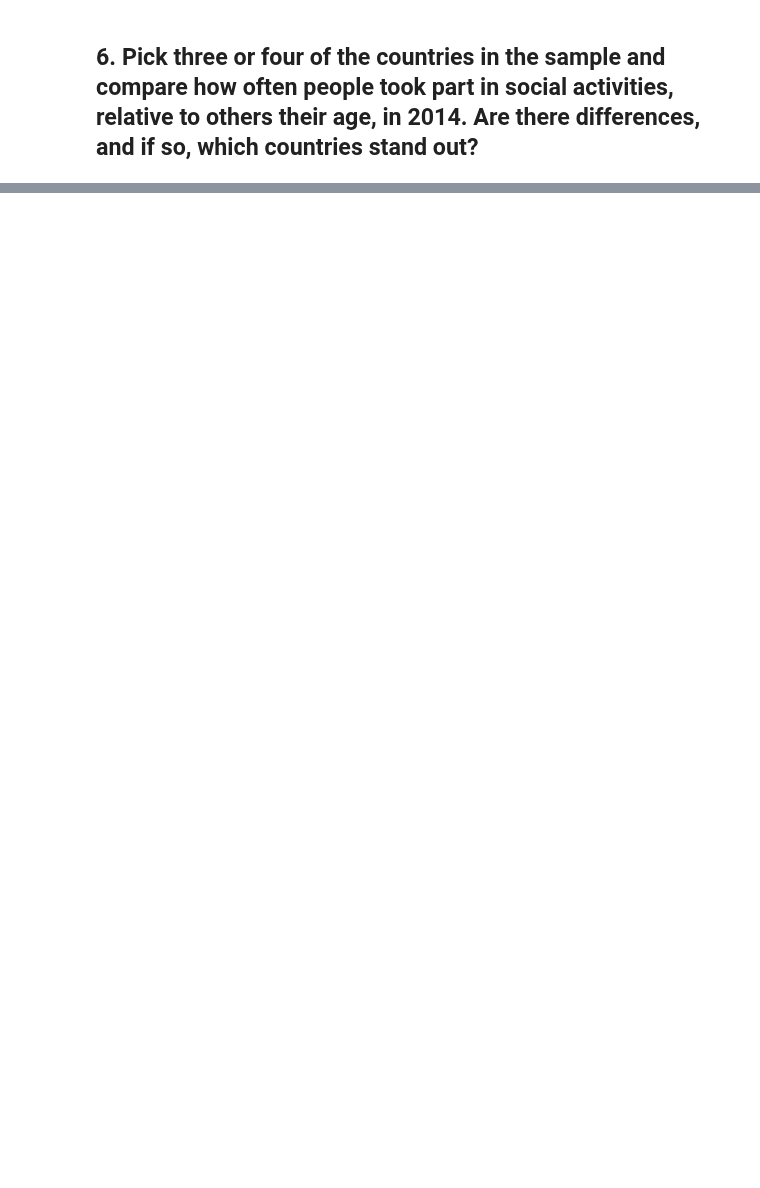
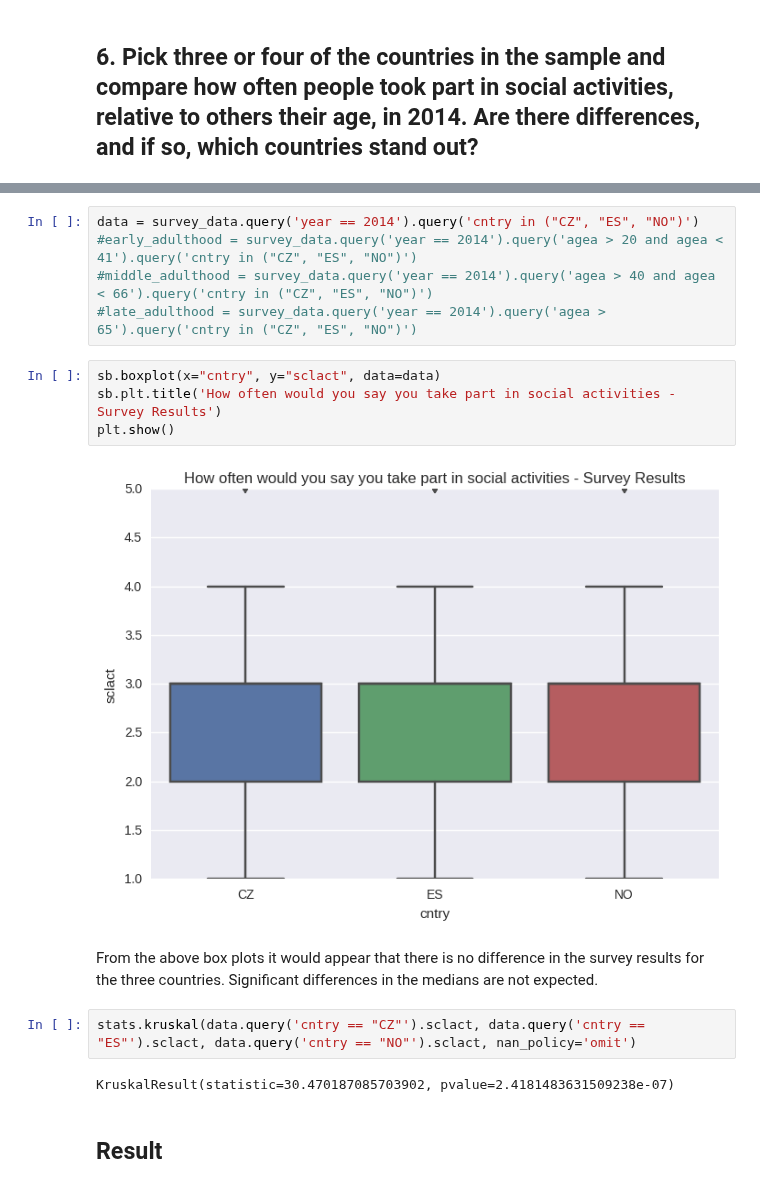
Before and after one commit to 315iah515/Thinkful-Notebooks, a Jupyter notebook: Bootcamp/Drill_WhatTestToUse.ipynb, the cells around one changed output, grey strips where cells are left out. Drawn from its saved outputs; the diff is of its cells as text; blank space fills up the shorter version.

```diff
--- a/Bootcamp/Drill_WhatTestToUse.ipynb
+++ b/Bootcamp/Drill_WhatTestToUse.ipynb
@@ -466,0 +501,19 @@ KruskalResult(statistic=162.71750254397003, pvalue=4.6381337477827272e-36)
+# %%
+data = survey_data.query('year == 2014').query('cntry in ("CZ", "ES", "NO")')
+#early_adulthood = survey_data.query('year == 2014').query('agea > 20 and agea < 41').query('cntry in ("CZ", "ES", "NO")')
+#middle_adulthood = survey_data.query('year == 2014').query('agea > 40 and agea < 66').query('cntry in ("CZ", "ES", "NO")')
+#late_adulthood = survey_data.query('year == 2014').query('agea > 65').query('cntry in ("CZ", "ES", "NO")')
+# %%
+sb.boxplot(x="cntry", y="sclact", data=data)
+sb.plt.title('How often would you say you take part in social activities - Survey Results')
+plt.show()
+# %% [output]
+[figure, added]
+# %% [markdown]
+From the above box plots it would appear that there is no difference in the survey results for the three countries. Significant differences in the medians are not expected.
+# %%
+stats.kruskal(data.query('cntry == "CZ"').sclact, data.query('cntry == "ES"').sclact, data.query('cntry == "NO"').sclact, nan_policy='omit')
+# %% [output]
+KruskalResult(statistic=30.470187085703902, pvalue=2.4181483631509238e-07)
+# %% [markdown]
+## Result
```
Also changed, not shown: parts of 6 cells of this notebook.
